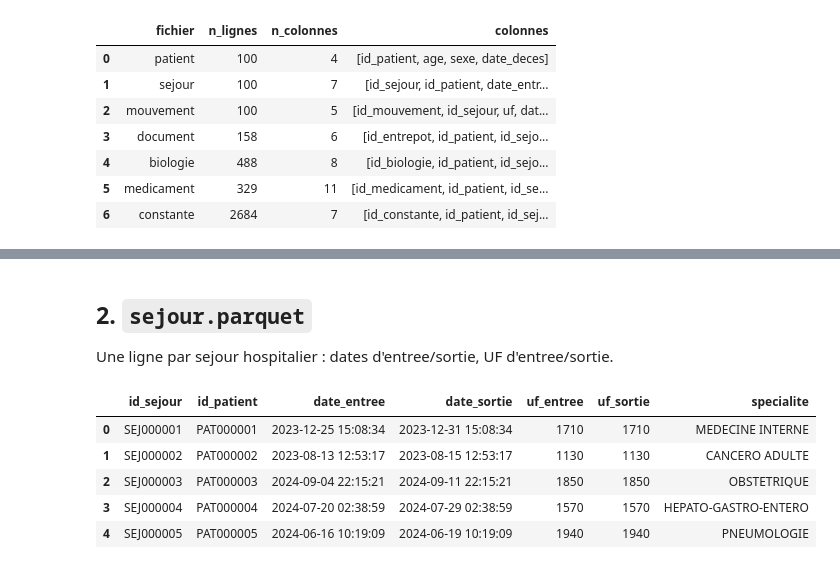
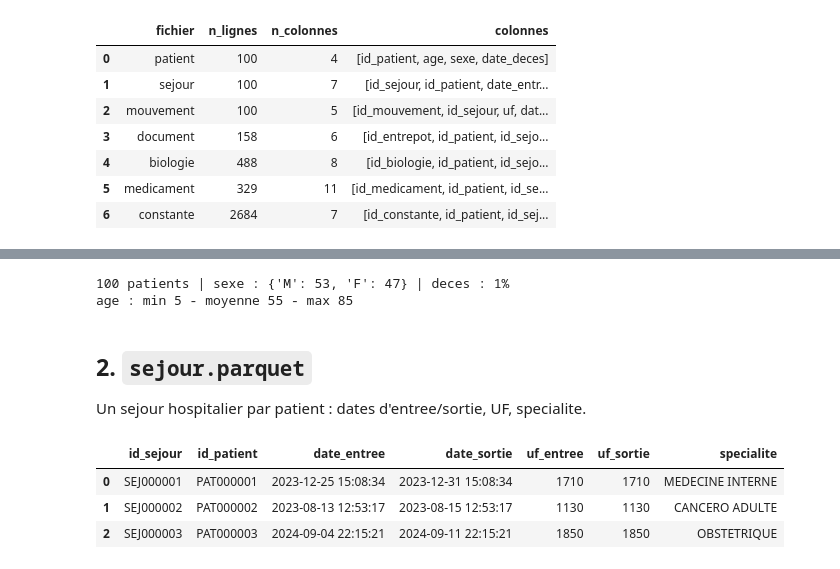
Before and after one commit to lucasshorten/Generation_dataset, a Jupyter notebook: revue.ipynb, the cells around one changed output, grey strips where cells are left out. Drawn from its saved outputs; the diff is of its cells as text; code cells hidden in the pictures.

```diff
--- a/revue.ipynb
+++ b/revue.ipynb
@@ -117,13 +68,17 @@ Part de patients decedes : 1.0%
+# %%
+print(f"{len(df_patient)} patients | sexe : {vc(df_patient['sexe'])} | deces : {df_patient['date_deces'].notna().mean():.0%}")
+print(f"age : min {df_patient['age'].min()} - moyenne {df_patient['age'].mean():.0f} - max {df_patient['age'].max()}")
+# %% [output]
+100 patients | sexe : {'M': 53, 'F': 47} | deces : 1%
+age : min 5 - moyenne 55 - max 85
 # %% [markdown]
 ## 2. `sejour.parquet`
 
-Une ligne par sejour hospitalier : dates d'entree/sortie, UF d'entree/sortie.
+Un sejour hospitalier par patient : dates d'entree/sortie, UF, specialite.
 # %%
-df_sejour.head()
+df_sejour.head(3)
 # %% [output]
 |  | id_sejour | id_patient | date_entree | date_sortie | uf_entree | uf_sortie | specialite |
 | 0 | SEJ000001 | PAT000001 | 2023-12-25 15:08:34 | 2023-12-31 15:08:34 | 1710 | 1710 | MEDECINE INTERNE |
 | 1 | SEJ000002 | PAT000002 | 2023-08-13 12:53:17 | 2023-08-15 12:53:17 | 1130 | 1130 | CANCERO ADULTE |
 | 2 | SEJ000003 | PAT000003 | 2024-09-04 22:15:21 | 2024-09-11 22:15:21 | 1850 | 1850 | OBSTETRIQUE |
-| 3 | SEJ000004 | PAT000004 | 2024-07-20 02:38:59 | 2024-07-29 02:38:59 | 1570 | 1570 | HEPATO-GASTRO-ENTERO |
-| 4 | SEJ000005 | PAT000005 | 2024-06-16 10:19:09 | 2024-06-19 10:19:09 | 1940 | 1940 | PNEUMOLOGIE |
```
Also changed, not shown: parts of 41 cells of this notebook.
